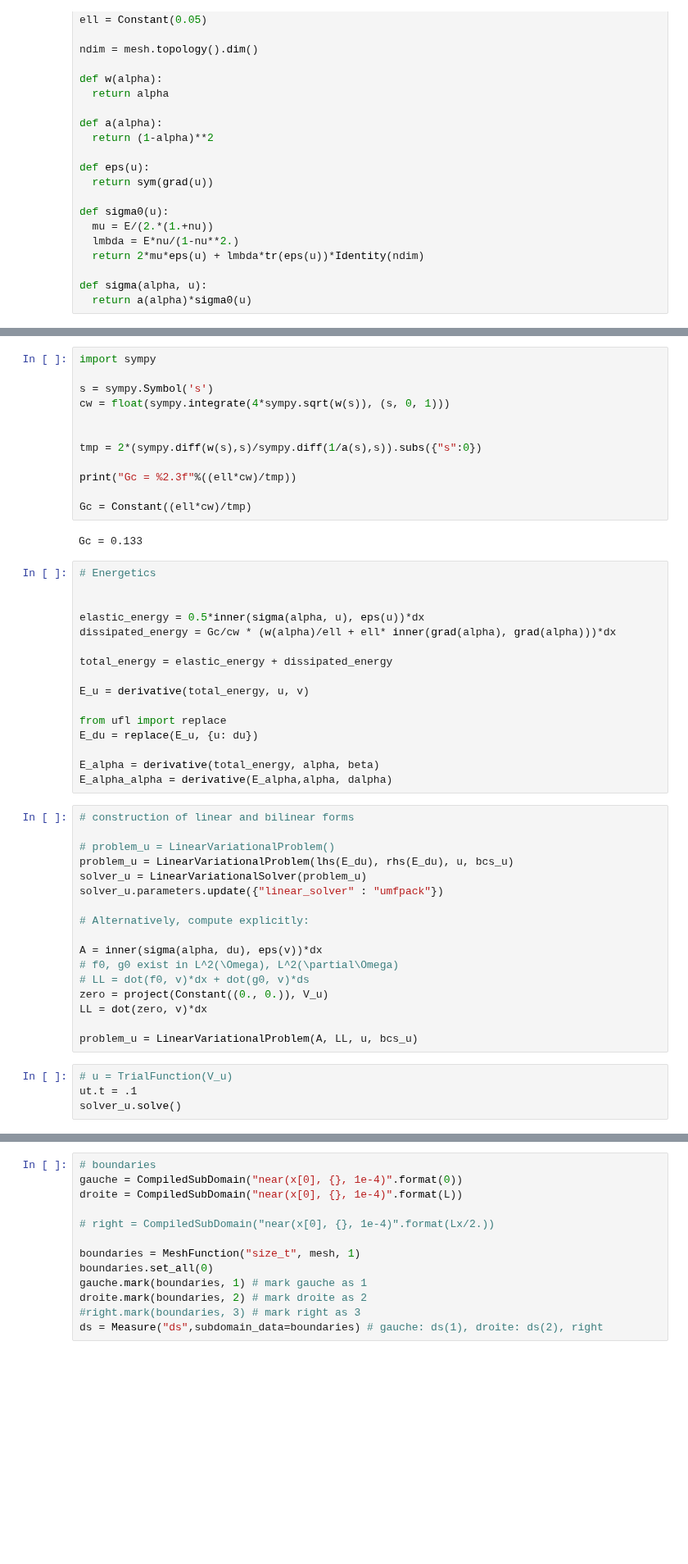
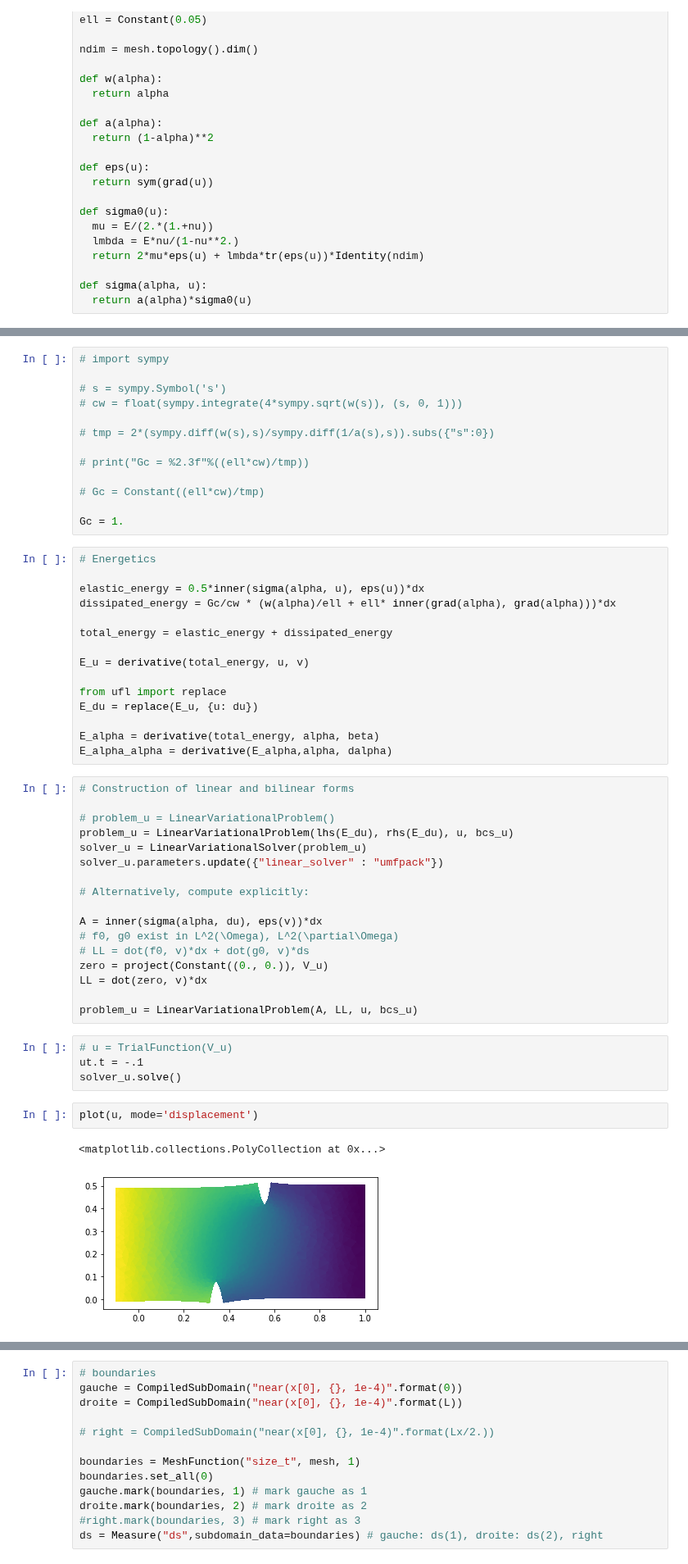
Before and after one commit to kumiori/irrevolutions, a Jupyter notebook: En_passant_Sarah.ipynb, the cells around one changed output, grey strips where cells are left out. Shown at 82% size. Saved outputs shown, nothing was run; the diff lists cells and outputs as text; blank space fills up the shorter version.

```diff
--- a/En_passant_Sarah.ipynb
+++ b/En_passant_Sarah.ipynb
@@ -133,20 +163,18 @@ def sigma(alpha, u):
 # %%
-import sympy
+# import sympy
 
-s = sympy.Symbol('s')
-cw = float(sympy.integrate(4*sympy.sqrt(w(s)), (s, 0, 1)))
+# s = sympy.Symbol('s')
+# cw = float(sympy.integrate(4*sympy.sqrt(w(s)), (s, 0, 1)))
 
+# tmp = 2*(sympy.diff(w(s),s)/sympy.diff(1/a(s),s)).subs({"s":0})
 
-tmp = 2*(sympy.diff(w(s),s)/sympy.diff(1/a(s),s)).subs({"s":0})
+# print("Gc = %2.3f"%((ell*cw)/tmp))
 
-print("Gc = %2.3f"%((ell*cw)/tmp))
+# Gc = Constant((ell*cw)/tmp)
 
-Gc = Constant((ell*cw)/tmp)
+Gc = 1.
-# %% [output]
-Gc = 0.133
 # %%
 # Energetics
-
 
 elastic_energy = 0.5*inner(sigma(alpha, u), eps(u))*dx
 dissipated_energy = Gc/cw * (w(alpha)/ell + ell* inner(grad(alpha), grad(alpha)))*dx
@@ -161,7 +189,7 @@ E_du = replace(E_u, {u: du})
 E_alpha = derivative(total_energy, alpha, beta)
 E_alpha_alpha = derivative(E_alpha,alpha, dalpha)
 # %%
-# construction of linear and bilinear forms
+# Construction of linear and bilinear forms
 
 # problem_u = LinearVariationalProblem()
 problem_u = LinearVariationalProblem(lhs(E_du), rhs(E_du), u, bcs_u)
@@ -179,7 +207,12 @@ LL = dot(zero, v)*dx
 problem_u = LinearVariationalProblem(A, LL, u, bcs_u)
 # %%
 # u = TrialFunction(V_u)
-ut.t = .1
+ut.t = -.1
 solver_u.solve()
+# %%
+plot(u, mode='displacement')
+# %% [output]
+<matplotlib.collections.PolyCollection at 0x...>
+[figure, added]
 # %%
 # dir(plot, mo)
```
Also changed, not shown: parts of 14 cells of this notebook.
